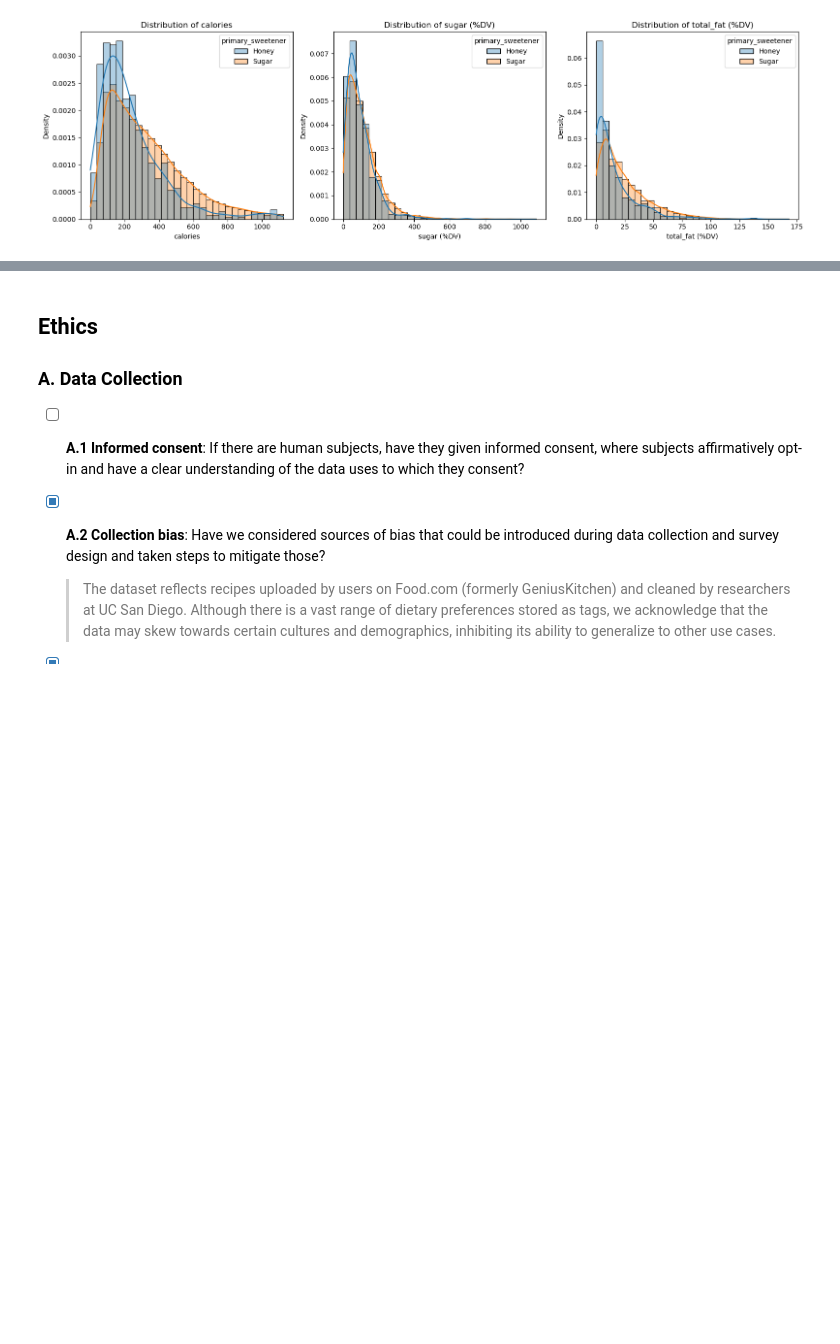
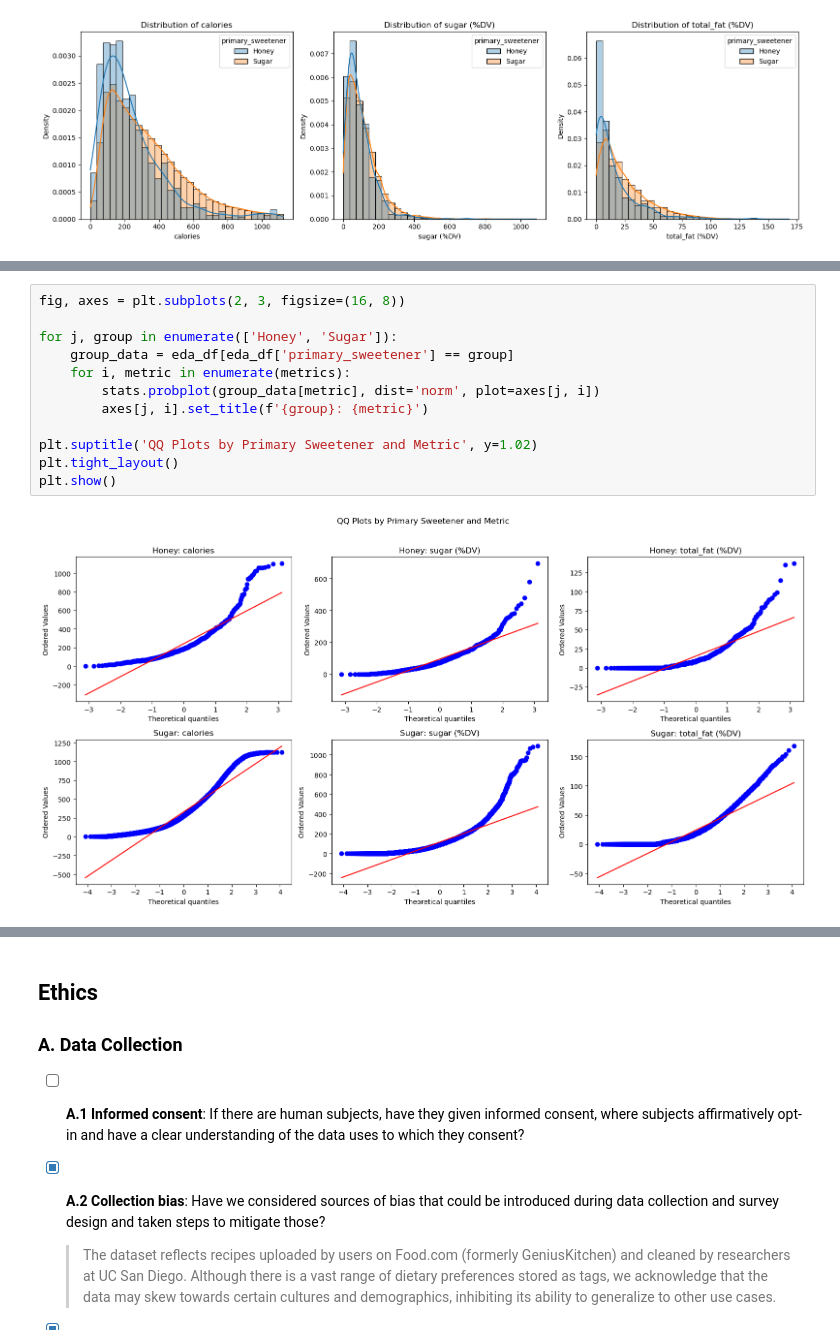
Before and after one commit to Doku98/Group047_WI26, a Jupyter notebook: 02-EDACheckpoint.ipynb, the cells around one changed output, grey strips where cells are left out. Saved outputs shown, nothing was run; the diff lists cells and outputs as text; blank space fills up the shorter version.

```diff
--- a/02-EDACheckpoint.ipynb
+++ b/02-EDACheckpoint.ipynb
@@ -585,0 +616,14 @@ Some more words and stuff.  Remember notebooks work best if you interleave the c
+# %%
+fig, axes = plt.subplots(2, 3, figsize=(16, 8))
+
+for j, group in enumerate(['Honey', 'Sugar']):
+    group_data = eda_df[eda_df['primary_sweetener'] == group]
+    for i, metric in enumerate(metrics):
+        stats.probplot(group_data[metric], dist='norm', plot=axes[j, i])
+        axes[j, i].set_title(f'{group}: {metric}')
+
+plt.suptitle('QQ Plots by Primary Sweetener and Metric', y=1.02)
+plt.tight_layout()
+plt.show()
+# %% [output]
+[figure, added]
```
Also changed, not shown: parts of 15 cells of this notebook.
